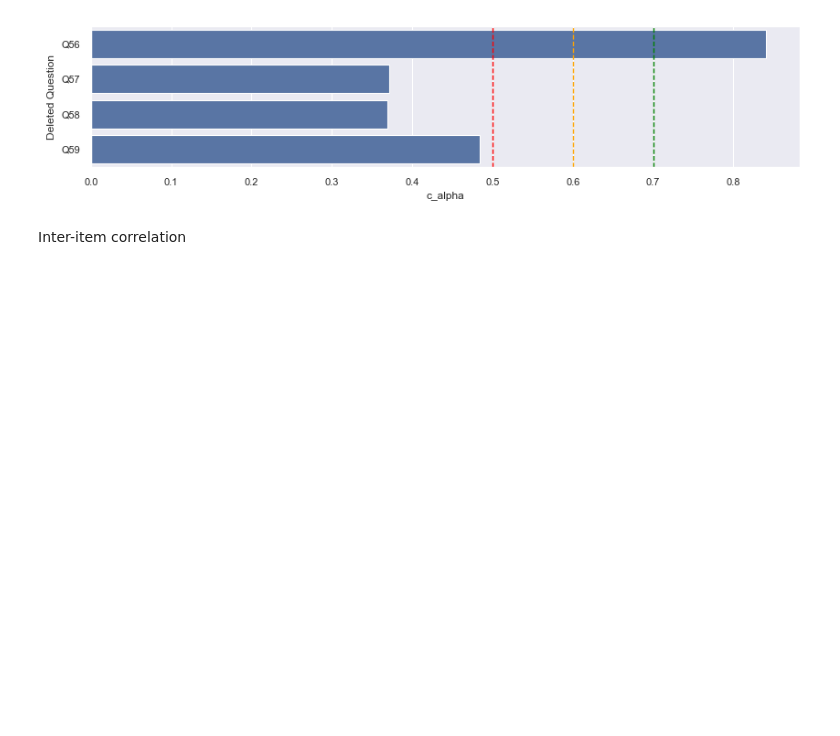
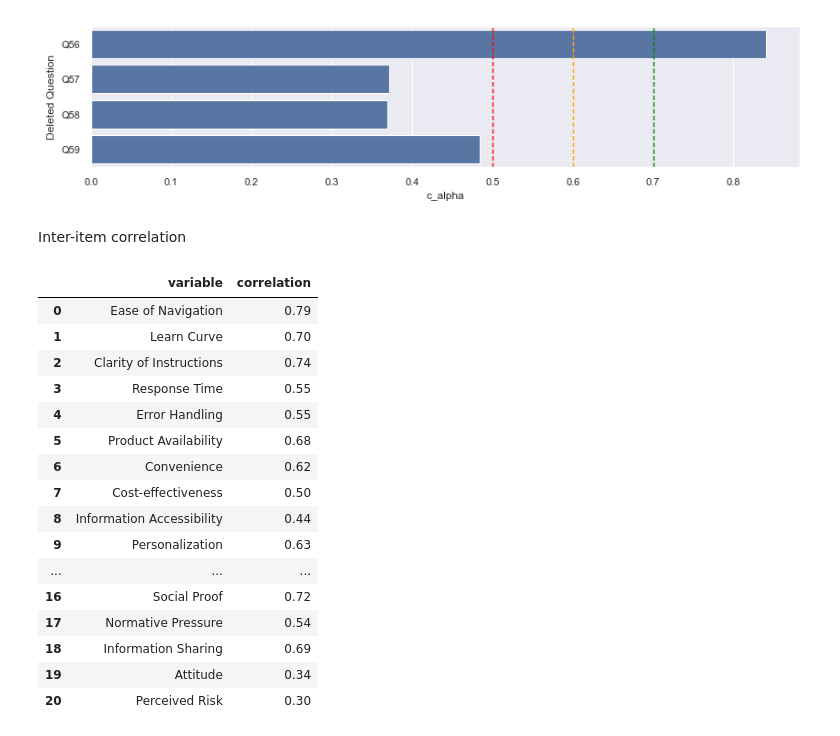
Before and after one commit to Sachintha-Lakruwan/DS-Class-Project, a Jupyter notebook: 2.Insights.ipynb, the cells around one changed output. Saved outputs shown, nothing was run; the diff lists cells and outputs as text; code cells hidden in the pictures; blank space fills up the shorter version.

```diff
--- a/2.Insights.ipynb
+++ b/2.Insights.ipynb
@@ -134,0 +127,30 @@ Inter-item correlation
+# %%
+inter_item_corr = {}
+
+for index, key in enumerate(related_question_pairs):
+    temp = df[related_question_pairs[key]]
+    inter_item_corr[key] = round(temp.corr().iloc[0, 1], 2)
+
+iic_df = pd.DataFrame(pd.Series(inter_item_corr))
+iic_df.reset_index(inplace=True)
+iic_df.columns = ['variable', 'correlation']
+
+iic_df
+# %% [output]
+|  | variable | correlation |
+| 0 | Ease of Navigation | 0.79 |
+| 1 | Learn Curve | 0.70 |
+| 2 | Clarity of Instructions | 0.74 |
+| 3 | Response Time | 0.55 |
+| 4 | Error Handling | 0.55 |
+| 5 | Product Availability | 0.68 |
+| 6 | Convenience | 0.62 |
+| 7 | Cost-effectiveness | 0.50 |
+| 8 | Information Accessibility | 0.44 |
+| 9 | Personalization | 0.63 |
+| ... | ... | ... |
+| 16 | Social Proof | 0.72 |
+| 17 | Normative Pressure | 0.54 |
+| 18 | Information Sharing | 0.69 |
+| 19 | Attitude | 0.34 |
+| 20 | Perceived Risk | 0.30 |
```
Also changed, not shown: parts of 4 cells of this notebook.
